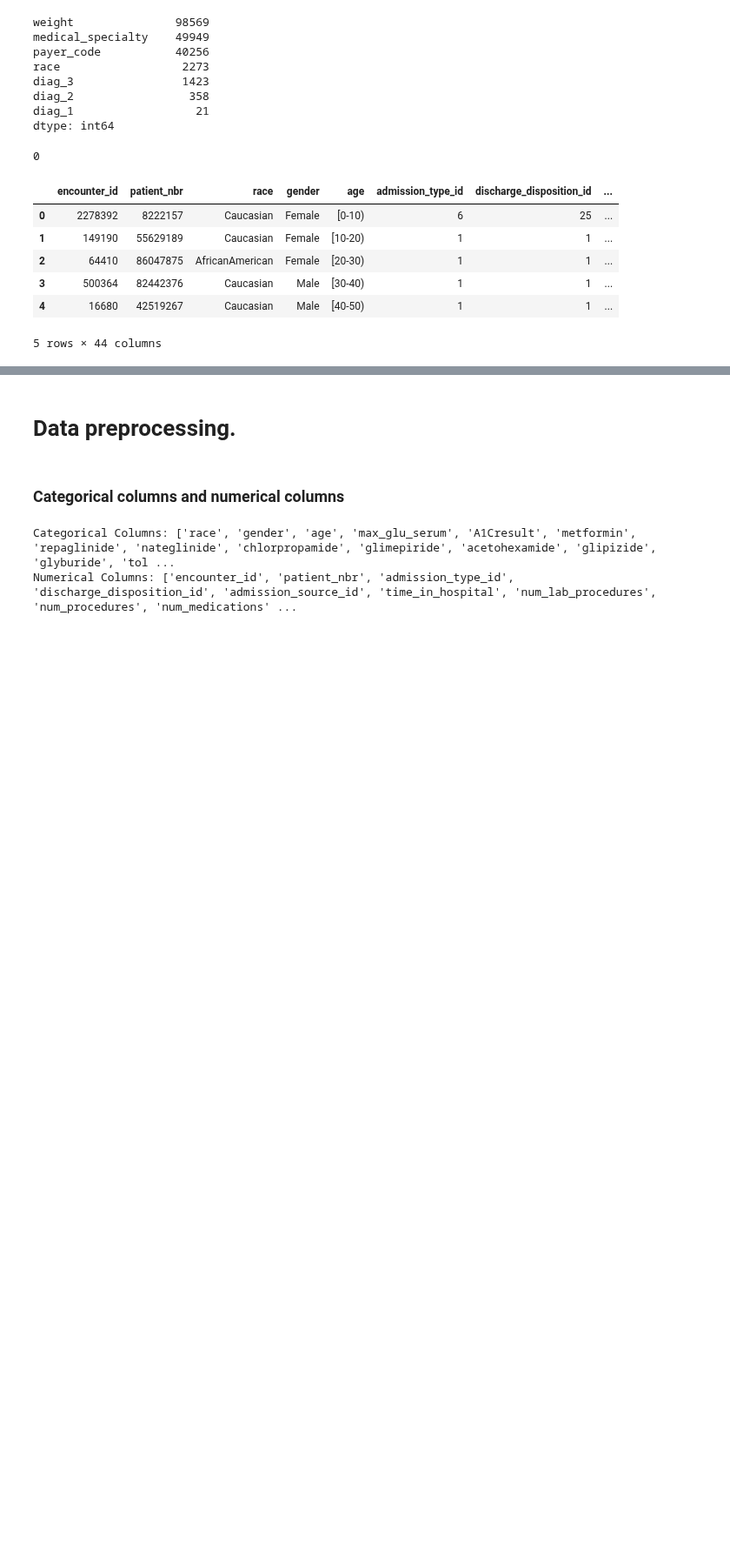
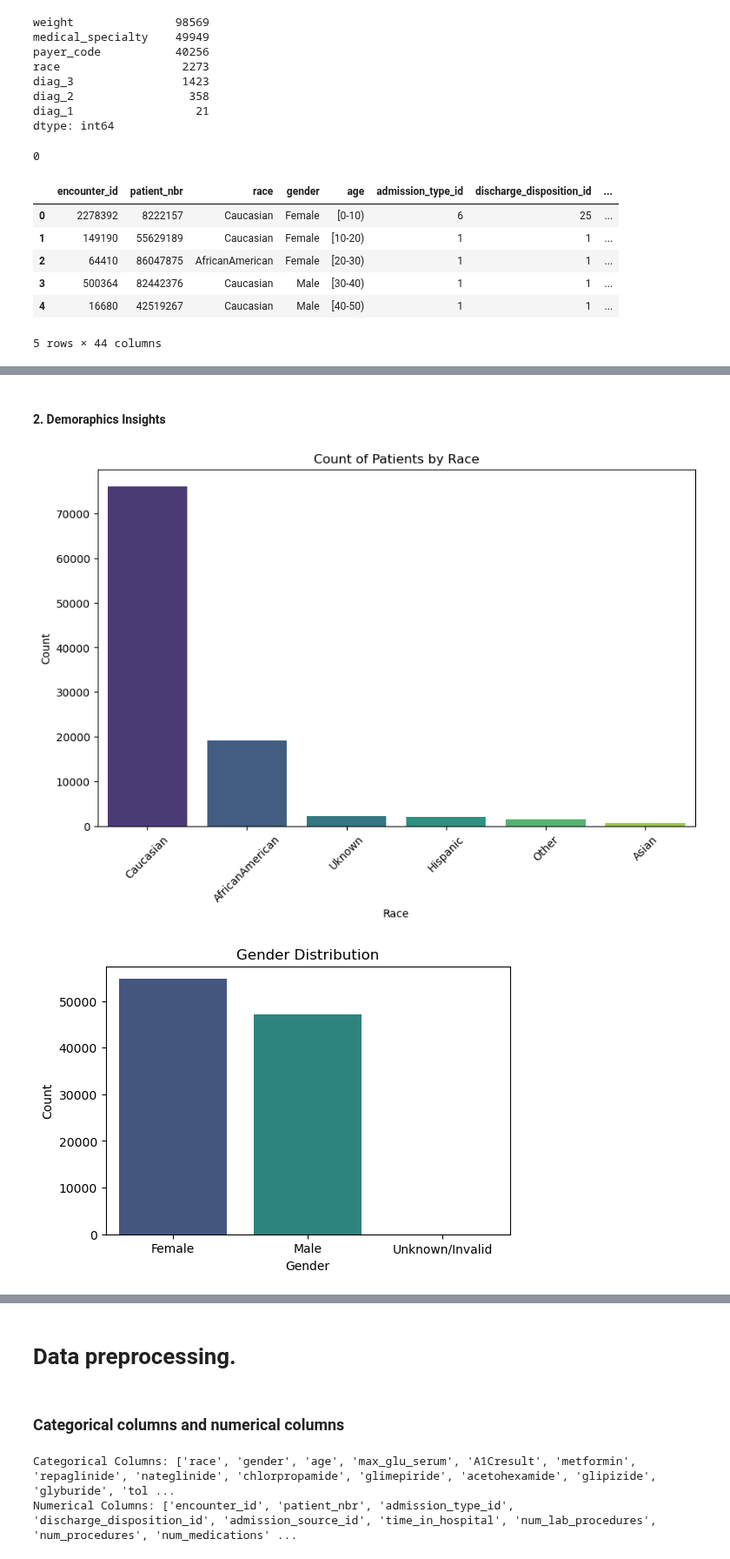
Before and after one commit to Jodhiamboapiyo/Diabetes_130-US_Hospitals_1999-2008, a Jupyter notebook: Index.ipynb, the cells around one changed output, grey strips where cells are left out. Shown at 87% size. Cells and saved outputs as stored; diff of their text form; code cells hidden in the pictures; blank space fills up the shorter version.

```diff
--- a/Index.ipynb
+++ b/Index.ipynb
@@ -252,0 +351,34 @@ df1.head()
+# %% [markdown]
+#### 2. Demoraphics Insights
+# %%
+def plot_demographic_insights(df):
+    # Bar Plot: Count of patients by race
+    plt.figure(figsize=(10, 6))
+    sns.countplot(data=df, x='race', order=df['race'].value_counts().index, palette='viridis')
+    plt.title('Count of Patients by Race')
+    plt.xlabel('Race')
+    plt.ylabel('Count')
+    plt.xticks(rotation=45)
+    plt.show()
+
+    # Count Plot: Gender distribution
+    plt.figure(figsize=(6, 4))
+    sns.countplot(data=df, x='gender', palette='viridis')
+    plt.title('Gender Distribution')
+    plt.xlabel('Gender')
+    plt.ylabel('Count')
+    plt.show()
+
+    # Histogram: Age distribution
+    plt.figure(figsize=(8, 6))
+    sns.histplot(data=df, x='age', bins=10, kde=True, color='skyblue')
+    plt.title('Age Distribution')
+    plt.xlabel('Age')
+    plt.ylabel('Frequency')
+    plt.show()
+
+
+plot_demographic_insights(df1)
+# %% [output]
+[figure, added]
+[figure, added]
```
Also changed, not shown: parts of 28 cells of this notebook.
